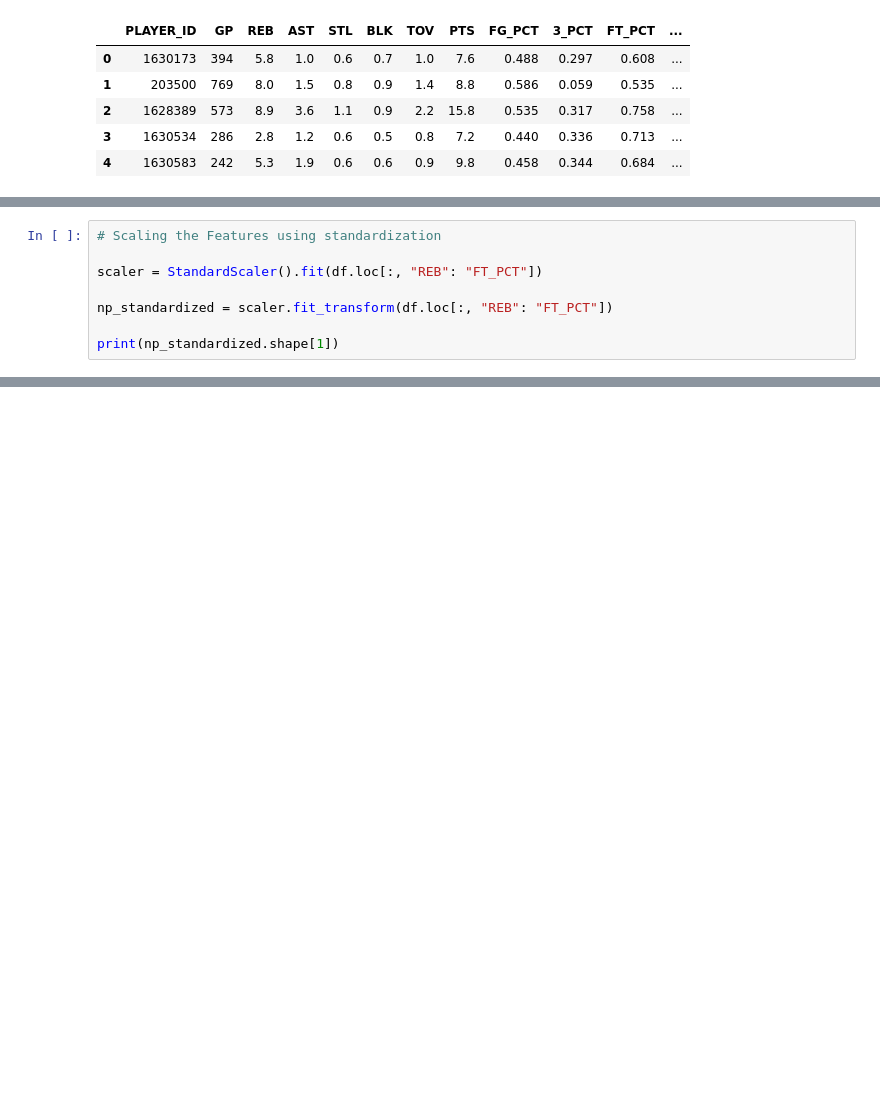
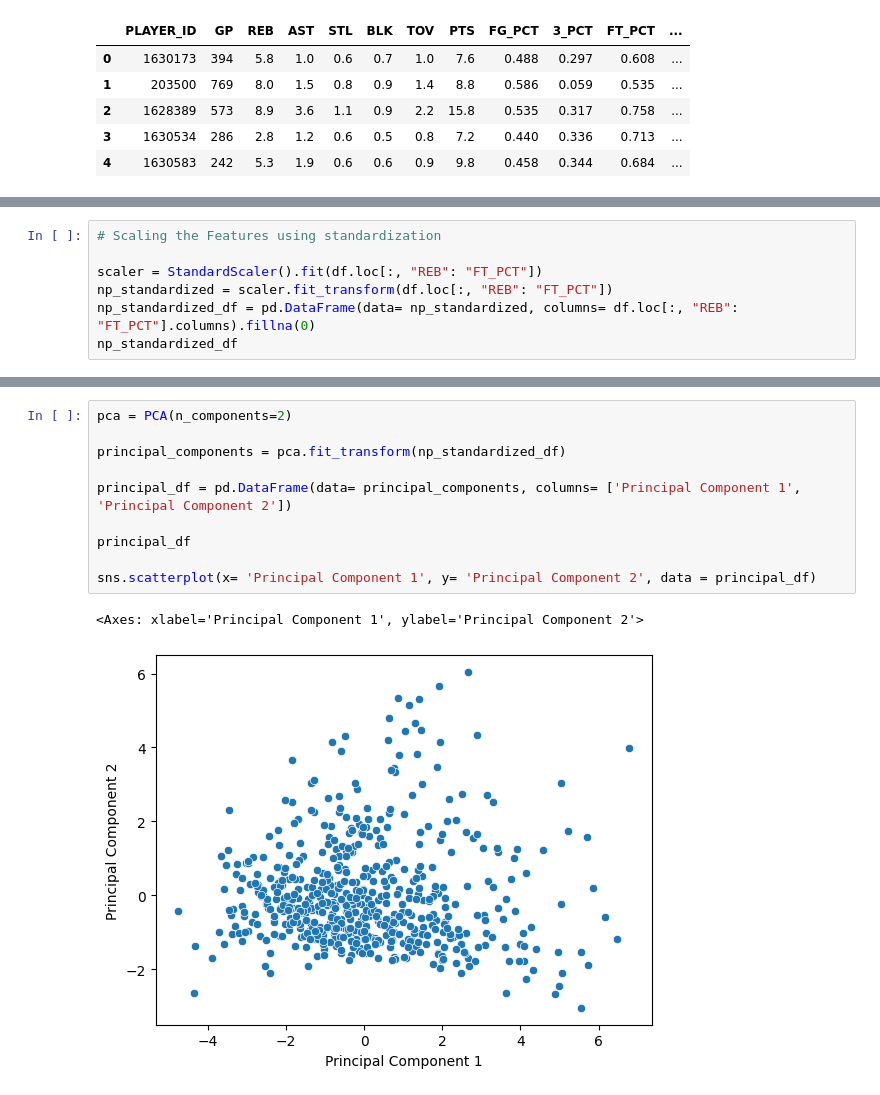
Before and after one commit to kyletp09/NBA_Player_Similarities, a Jupyter notebook: Jupyter_Notebooks/feature_selection.ipynb, the cells around one changed output, grey strips where cells are left out. Saved outputs shown, nothing was run; the diff lists cells and outputs as text; blank space fills up the shorter version.

```diff
--- a/Jupyter_Notebooks/feature_selection.ipynb
+++ b/Jupyter_Notebooks/feature_selection.ipynb
@@ -22,8 +47,7 @@ df.head()
 # Scaling the Features using standardization
 
 scaler = StandardScaler().fit(df.loc[:, "REB": "FT_PCT"])
-
 np_standardized = scaler.fit_transform(df.loc[:, "REB": "FT_PCT"])
-
-print(np_standardized.shape[1])
+np_standardized_df = pd.DataFrame(data= np_standardized, columns= df.loc[:, "REB": "FT_PCT"].columns).fillna(0)
+np_standardized_df
 # %% [output]
@@ -30,0 +67,13 @@ print(np_standardized.shape[1])
+# %%
+pca = PCA(n_components=2)
+
+principal_components = pca.fit_transform(np_standardized_df)
+
+principal_df = pd.DataFrame(data= principal_components, columns= ['Principal Component 1', 'Principal Component 2'])
+
+principal_df
+
+sns.scatterplot(x= 'Principal Component 1', y= 'Principal Component 2', data = principal_df)
+# %% [output]
+<Axes: xlabel='Principal Component 1', ylabel='Principal Component 2'>
+[figure, added]
```
Also changed, not shown: parts of 4 cells of this notebook, 1 other file.
